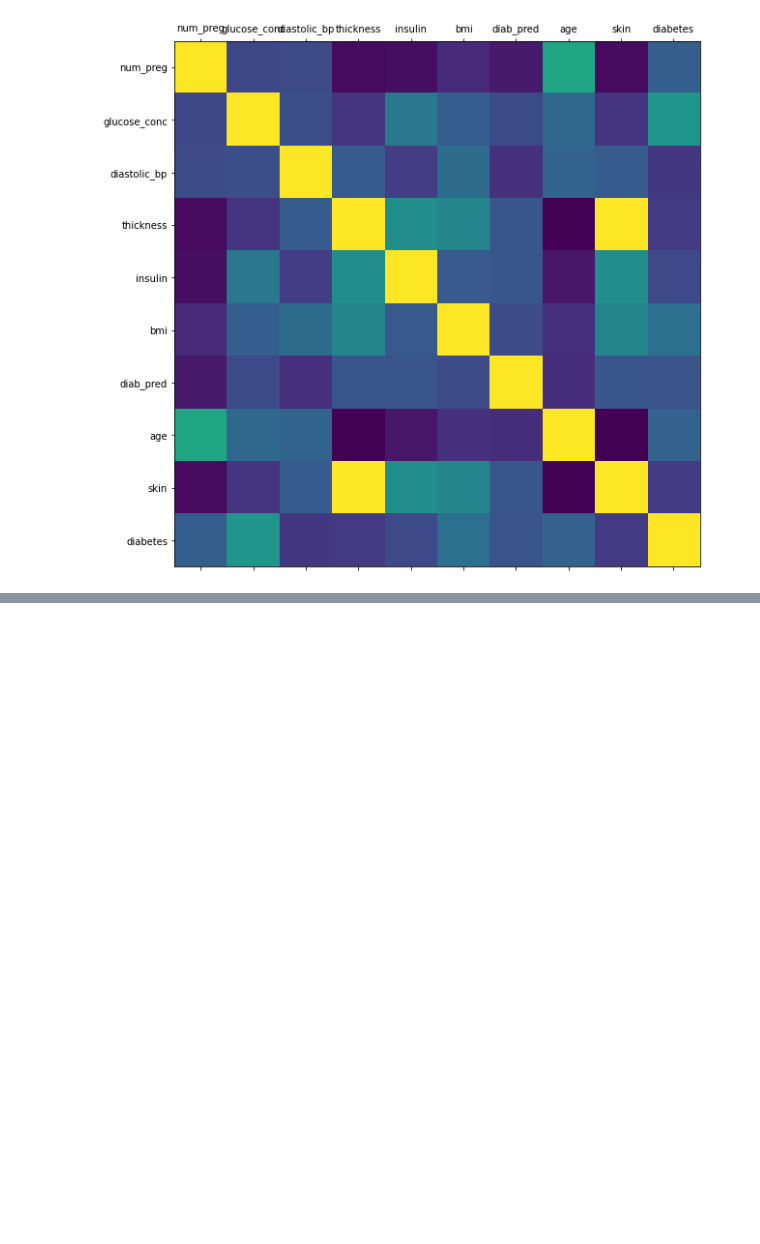
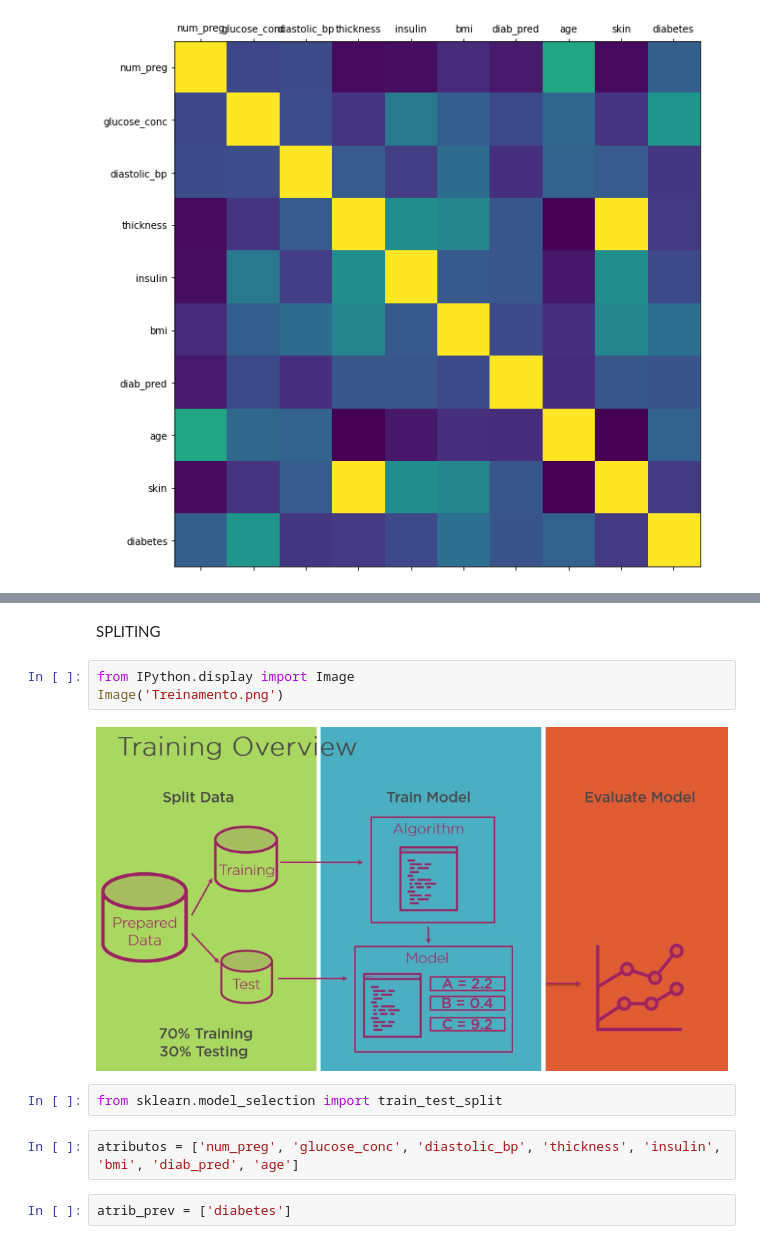
Before and after one commit to lulucaca15/python-analiseDados_3.0, a Jupyter notebook: Módulo11/BusinessProblem.ipynb, the cells around one changed output, grey strips where cells are left out. Drawn from its saved outputs; the diff is of its cells as text; blank space fills up the shorter version.

```diff
--- a/Módulo11/BusinessProblem.ipynb
+++ b/Módulo11/BusinessProblem.ipynb
@@ -49,0 +85,13 @@ plot_corr(df)
+# %% [markdown]
+SPLITING
+# %%
+from IPython.display import Image
+Image('Treinamento.png')
+# %% [output]
+[figure, added]
+# %%
+from sklearn.model_selection import train_test_split
+# %%
+atributos = ['num_preg', 'glucose_conc', 'diastolic_bp', 'thickness', 'insulin', 'bmi', 'diab_pred', 'age']
+# %%
+atrib_prev = ['diabetes']
```
Also changed, not shown: parts of 13 cells of this notebook.
